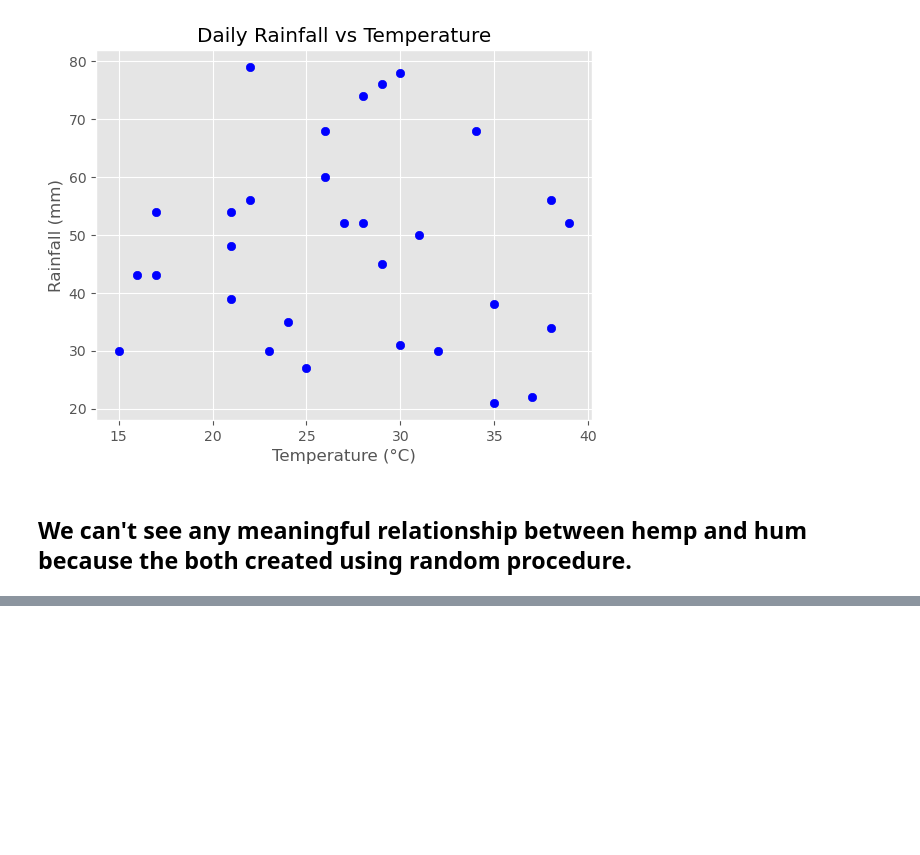
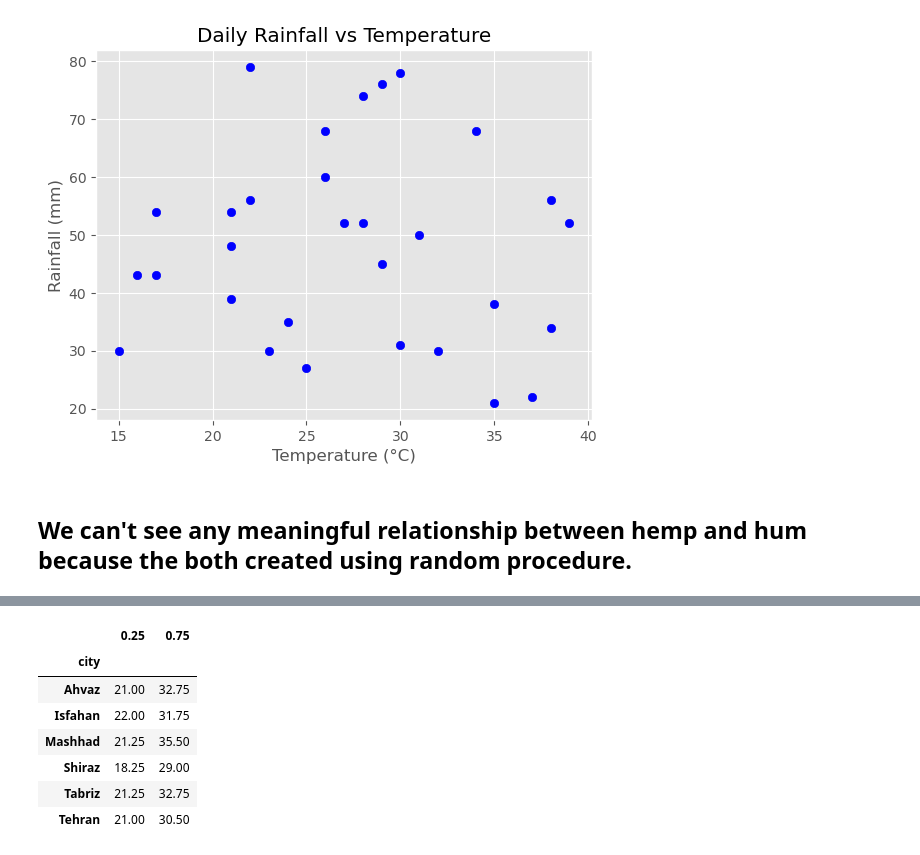
Before and after one commit to S6F6/MaktabHomeworks, a Jupyter notebook: hw-03/01.ipynb, the cells around one changed output, grey strips where cells are left out. Cells and saved outputs as stored; diff of their text form; code cells hidden in the pictures; blank space fills up the shorter version.

```diff
--- a/hw-03/01.ipynb
+++ b/hw-03/01.ipynb
@@ -224,0 +259,13 @@ plt.show()
+# %%
+# Compute quantiles per city
+quantiles = temp_df.groupby('city')['value'].quantile([0.25, 0.75]).unstack()
+quantiles
+# %% [output]
+|  | 0.25 | 0.75 |
+| city |  |  |
+| Ahvaz | 21.00 | 32.75 |
+| Isfahan | 22.00 | 31.75 |
+| Mashhad | 21.25 | 35.50 |
+| Shiraz | 18.25 | 29.00 |
+| Tabriz | 21.25 | 32.75 |
+| Tehran | 21.00 | 30.50 |
```
Also changed, not shown: parts of 8 cells of this notebook, 1 other file.
